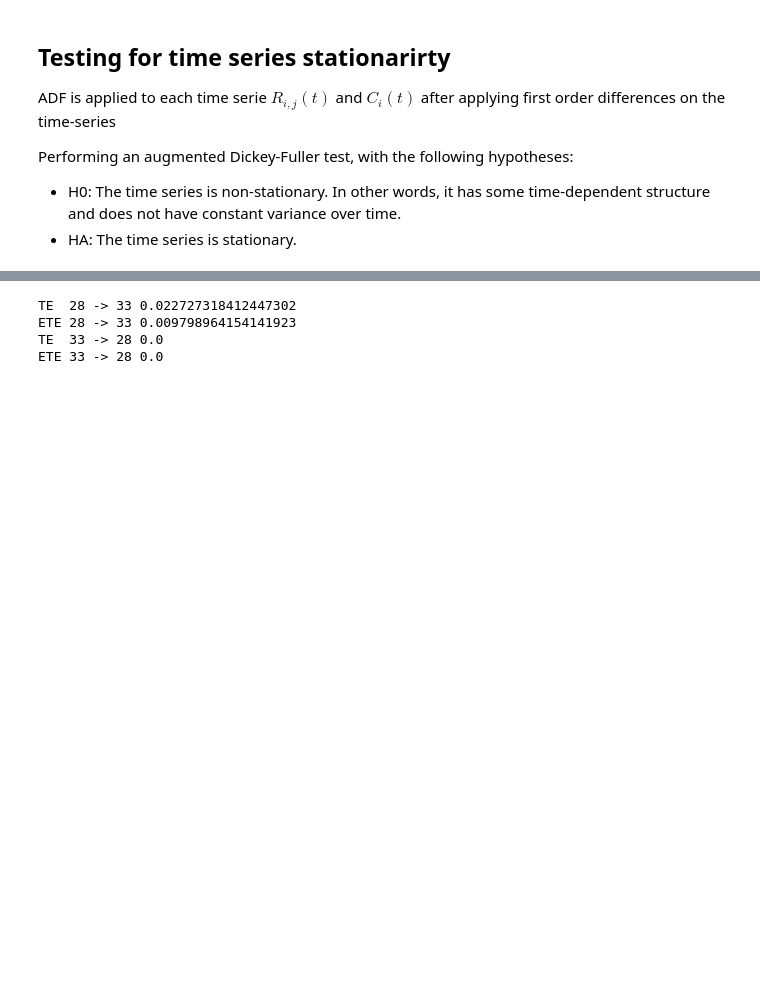
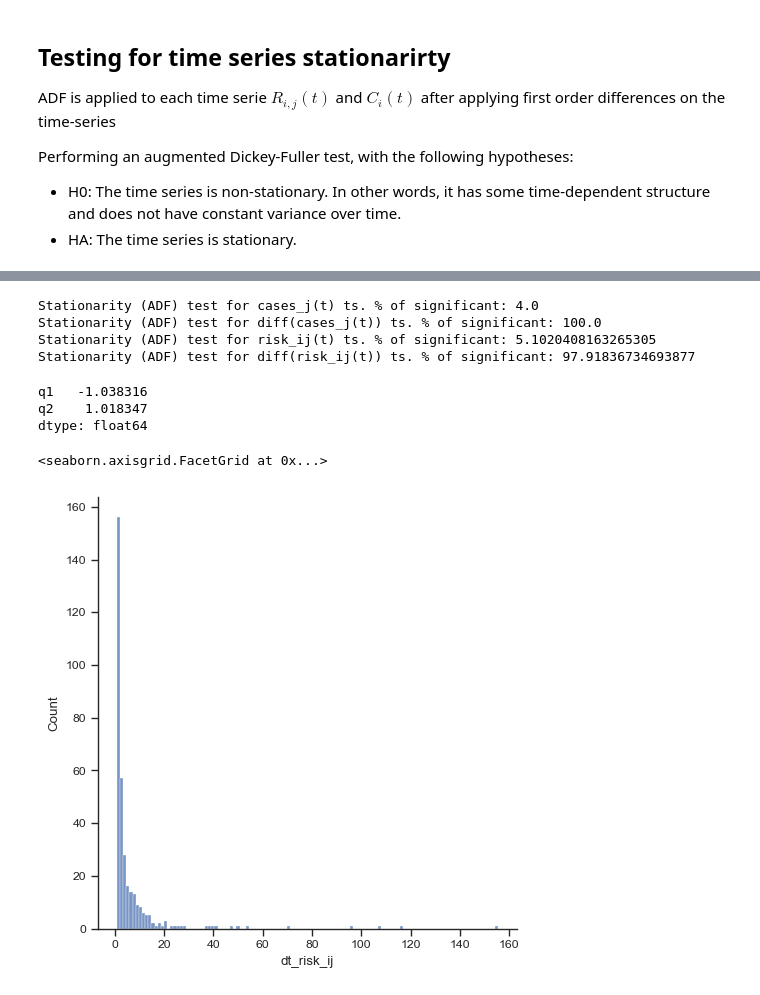
Before and after one commit to bsc-life/te-epidemics, a Jupyter notebook: notebooks/Time_Series_Analysis.ipynb, the cells around one changed output, grey strips where cells are left out. Drawn from its saved outputs; the diff is of its cells as text; code cells hidden in the pictures; blank space fills up the shorter version.

```diff
--- a/notebooks/Time_Series_Analysis.ipynb
+++ b/notebooks/Time_Series_Analysis.ipynb
@@ -177,41 +231,35 @@ array([0.        , 0.        , 0.        , 0.        , 0.        ,
-# %%
-X = XX.loc[source, target, :].to_pandas().values
-Y = YY.loc[target, :].to_pandas().values
-print(f"TE  {source} -> {target}", transfer_entropy(X[:-omega], Y[omega:], k=1))
-print(f"ETE {source} -> {target}", effective_transfer_entropy(X[:-omega], Y[omega:]))
-
-TE_xy = calculate_te(X, Y, omega=omega, delta=delta, ETE=use_ETE)
-TE_xy[TE_xy<0] = 0
-
-X = XX.loc[target, source, :].to_pandas().values
-Y = YY.loc[source, :].to_pandas().values
-print(f"TE  {target} -> {source}", transfer_entropy(X[:-omega], Y[omega:], k=1))
-print(f"ETE {target} -> {source}", effective_transfer_entropy(X[:-omega], Y[omega:]))
-
-TE_yx = calculate_te(X, Y, omega=omega, delta=delta, ETE=use_ETE)
-TE_yx[TE_yx<0] = 0
-
-# start = int(omega)
-# TE_dates = dates[start:]
-# end = min(len(TE_dates), TE_xy.shape[0])
-# TE_dates = TE_dates[:end]
-
-
-# fig, axes = plt.subplots(3, 1, figsize=(14,6), sharex=True)
-# axes[0].plot(risk_ij.loc[source, target, TE_dates].to_pandas())
-# axes[0].plot(risk_ij.loc[target, source, TE_dates].to_pandas(), c='r')
-
-# axes[1].plot(cases_by_100k.loc[source, TE_dates].to_pandas())
-# axes[1].plot(cases_by_100k.loc[target, TE_dates].to_pandas(), c='r')
-
-
-# DIxy = TE_xy - TE_yx
-# # DIxy[np.abs(DIxy) < 1e-4] = 0
-# axes[2].plot(TE_dates, DIxy)
-
-# plt.show()
-# %% [output]
-TE  28 -> 33 0.022727318412447302
-ETE 28 -> 33 0.009798964154141923
-TE  33 -> 28 0.0
-ETE 33 -> 28 0.0
+# %%
+eps = 0.01
+print(f"Stationarity (ADF) test for cases_j(t) ts. % of significant: {(df_cases_ADF_p_vals['pval'] < eps).sum() / df_cases_ADF_p_vals.shape[0]*100}")
+print(f"Stationarity (ADF) test for diff(cases_j(t)) ts. % of significant: {(df_cases_ADF_p_vals['pval_dt'] < eps).sum() / df_cases_ADF_p_vals.shape[0]*100}")
+
+print(f"Stationarity (ADF) test for risk_ij(t) ts. % of significant: {(df_Rij_ADF_p_vals['pval'] < eps).sum() / df_Rij_ADF_p_vals.shape[0]*100}")
+print(f"Stationarity (ADF) test for diff(risk_ij(t)) ts. % of significant: {(df_Rij_ADF_p_vals['pval_dt'] < eps).sum() / df_Rij_ADF_p_vals.shape[0]*100}")
+# %% [output]
+Stationarity (ADF) test for cases_j(t) ts. % of significant: 4.0
+Stationarity (ADF) test for diff(cases_j(t)) ts. % of significant: 100.0
+Stationarity (ADF) test for risk_ij(t) ts. % of significant: 5.1020408163265305
+Stationarity (ADF) test for diff(risk_ij(t)) ts. % of significant: 97.91836734693877
+# %%
+df = (np.abs(risk_ij_da) > 1).sum('date').to_dataframe()
+df = df[df['risk_ij'] > 7]
+data = []
+data_dict = {}
+for i,j in df.index:
+    data_dict[(i,j)] = dt_risk_ij_da.loc[i,j,:].to_pandas()
+    data.append([i,j] + np.quantile(dt_risk_ij_da.loc[i,j,:].values, [0.03, 0.97]).tolist())
+
+pd.DataFrame(data, columns=['i', 'j' ,'q1', 'q2']).set_index(['i','j']).mean()
+# %% [output]
+q1   -1.038316
+q2    1.018347
+dtype: float64
+# %%
+df = pd.concat(data_dict, names=['source', 'target', 'date'])
+df = df.sort_index()
+df = pd.DataFrame(df, columns=['dt_risk_ij'])
+df = df.groupby(['source','target']).max('dt_risk_ij').sort_values(by='dt_risk_ij')
+sns.displot(df[df['dt_risk_ij']>=0.75], x='dt_risk_ij')
+# %% [output]
+<seaborn.axisgrid.FacetGrid at 0x...>
+[figure, added]
```
Also changed, not shown: parts of 16 cells of this notebook.
